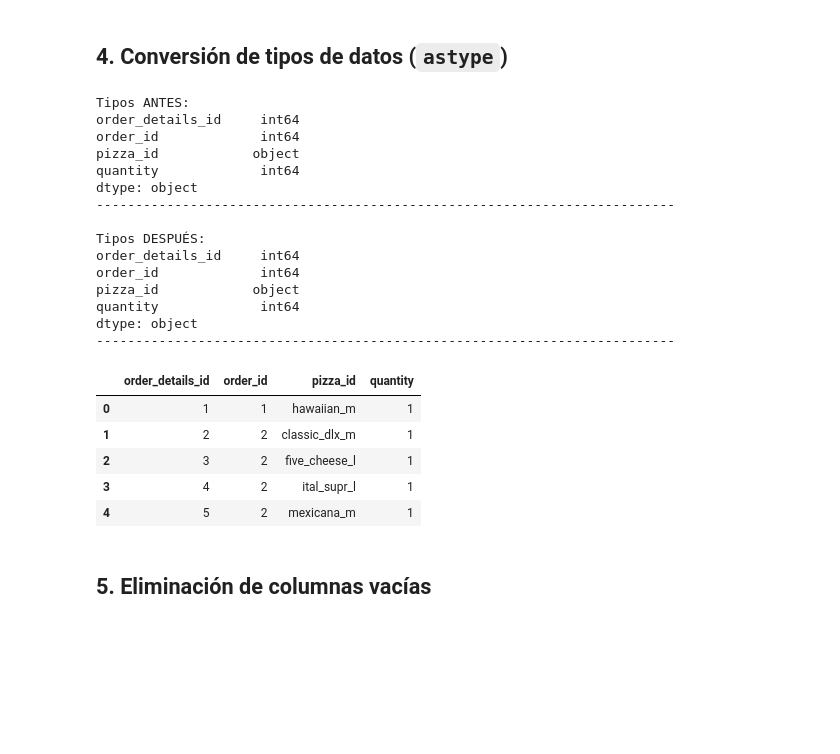
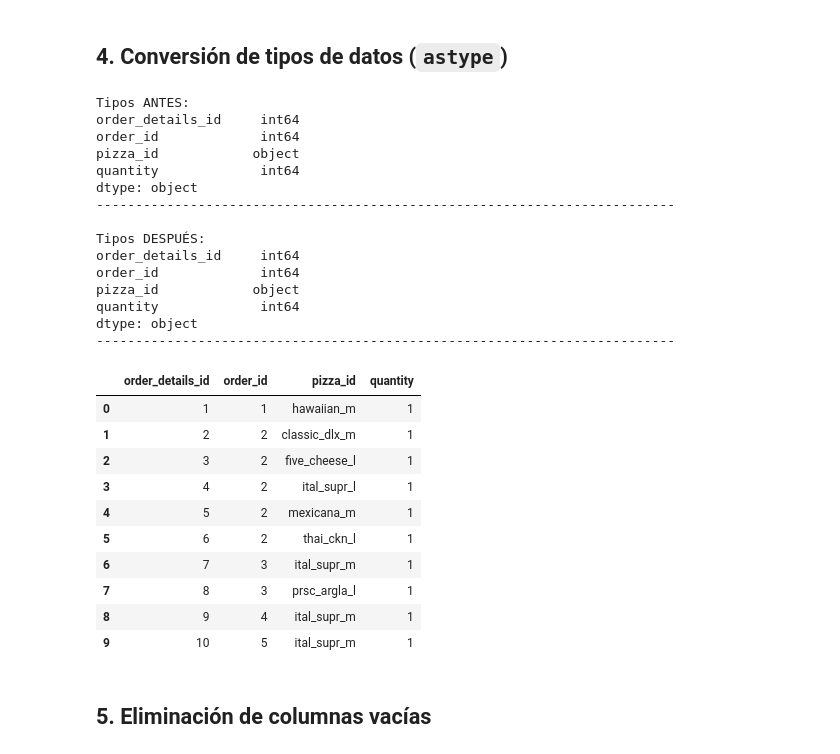
Before and after one commit to Joan735/PythonRA2, a Jupyter notebook: pizza/pizza.ipynb, the cells around one changed output. Cells and saved outputs as stored; diff of their text form; code cells hidden in the pictures; blank space fills up the shorter version.

```diff
--- a/pizza/pizza.ipynb
+++ b/pizza/pizza.ipynb
@@ -129,42 +136,39 @@ print("-------------------------------------------------------------------------
 
 # Convertir columnas numéricas que puedan venir como texto
 df['quantity'] = df['quantity'].astype(int)
 
-# notifications puede tener mezcla de enteros y strings -> forzamos conversión segura
-# NO SE USA
-# df['notifications'] = pd.to_numeric(df['notifications'], errors='coerce').fillna(0).astype(int)
-
-# Convertir fechas a datetime, forzando formato cuando hay mezcla
-# NO SE USA
-# df['date'] = pd.to_datetime(df['date'], errors='coerce', dayfirst=True)
-
 print("\nTipos DESPUÉS:")
 print(df.dtypes)
 print("--------------------------------------------------------------------------")
 
-display(df.head())
+display(df.head(10))
 # %% [output]
 Tipos ANTES:
 order_details_id     int64
 order_id             int64
 pizza_id            object
 quantity             int64
 dtype: object
 --------------------------------------------------------------------------
 
 Tipos DESPUÉS:
 order_details_id     int64
 order_id             int64
 pizza_id            object
 quantity             int64
 dtype: object
 --------------------------------------------------------------------------
 |  | order_details_id | order_id | pizza_id | quantity |
 | 0 | 1 | 1 | hawaiian_m | 1 |
 | 1 | 2 | 2 | classic_dlx_m | 1 |
 | 2 | 3 | 2 | five_cheese_l | 1 |
 | 3 | 4 | 2 | ital_supr_l | 1 |
 | 4 | 5 | 2 | mexicana_m | 1 |
+| 5 | 6 | 2 | thai_ckn_l | 1 |
+| 6 | 7 | 3 | ital_supr_m | 1 |
+| 7 | 8 | 3 | prsc_argla_l | 1 |
+| 8 | 9 | 4 | ital_supr_m | 1 |
+| 9 | 10 | 5 | ital_supr_m | 1 |
 # %% [markdown]
 ## 5. Eliminación de columnas vacías
 # %%
```
Also changed, not shown: parts of 6 cells of this notebook.
